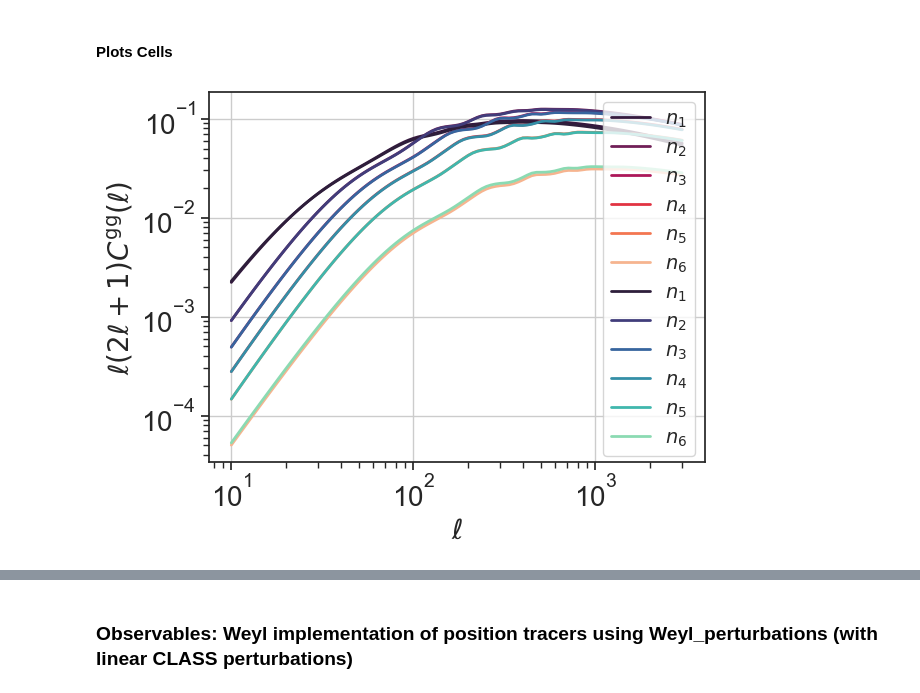
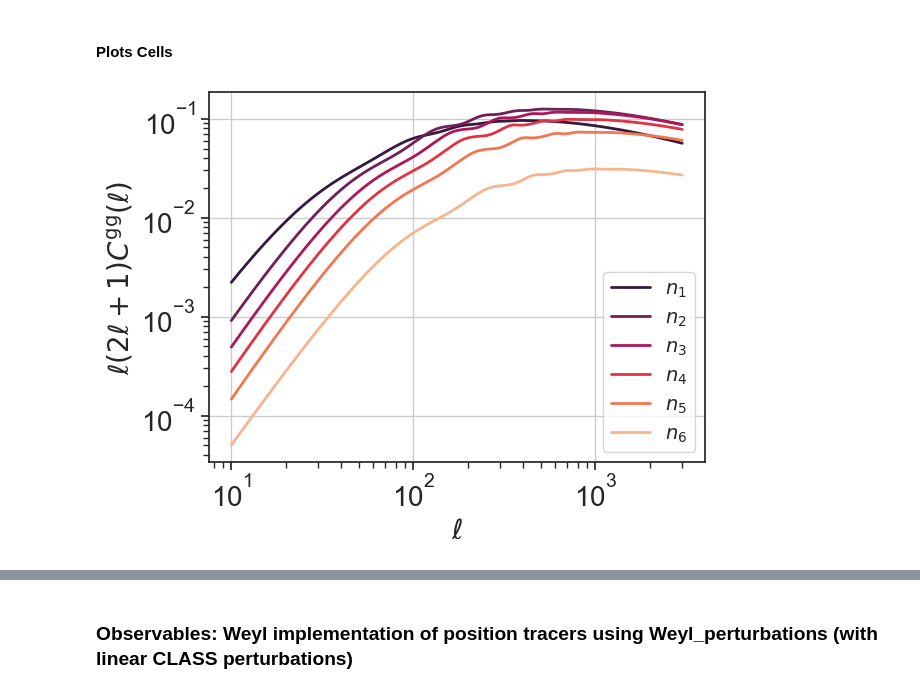
Before and after one commit to cloe-org/playground, a Jupyter notebook: tutorials/observables/photo_Weyl.ipynb, the cells around one changed output, grey strips where cells are left out. Saved outputs shown, nothing was run; the diff lists cells and outputs as text; code cells hidden in the pictures.

```diff
--- a/tutorials/observables/photo_Weyl.ipynb
+++ b/tutorials/observables/photo_Weyl.ipynb
@@ -285,9 +289,9 @@ Cells_standard.plot_windows_pos(color_palette = 'mako')
 #### Plots Cells
 # %%
 Cells_Weyl.plot_cells_GC()
-Cells_standard.plot_cells_GC(color_palette = 'mako')
+#Cells_standard.plot_cells_GC(color_palette = 'mako')
 # %% [output]
-[figure, old version]
+[figure, new version]
 # %%
 Cells_Weyl.plot_cells_GC_compare(Cells_standard)
 # %% [output]
```
Also changed, not shown: parts of 83 cells of this notebook, 1 other file.
